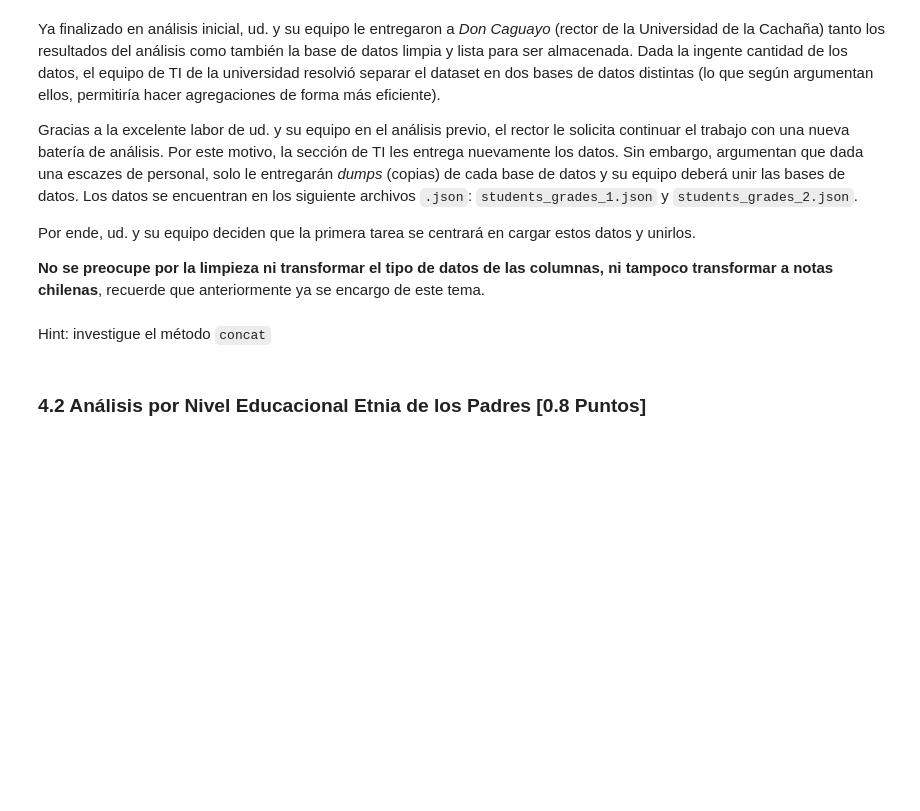
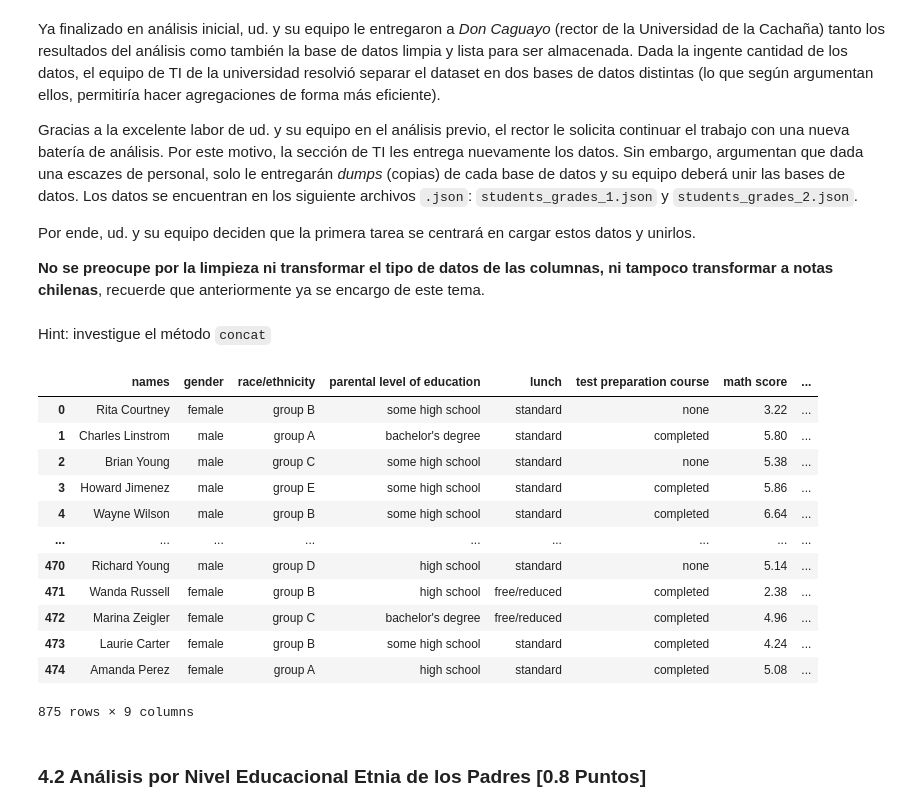
Before and after one commit to sbstnvsqz0/MDS7202, a Jupyter notebook: Laboratorios/Laboratorio_3/Lab3.ipynb, the cells around one changed output. Drawn from its saved outputs; the diff is of its cells as text; code cells hidden in the pictures; blank space fills up the shorter version.

```diff
--- a/Laboratorios/Laboratorio_3/Lab3.ipynb
+++ b/Laboratorios/Laboratorio_3/Lab3.ipynb
@@ -701,3 +801,27 @@ Hint: investigue el método `concat`
+# %%
+# Inserte su respuesta aquí
+
+students_grades_1 = pd.read_json('./students_grades_1.json')
+students_grades_2 = pd.read_json('./students_grades_2.json')
+
+# df_grades
+
+df_concat = pd.concat([students_grades_1, students_grades_2])
+df_concat
+# %% [output]
+|  | names | gender | race/ethnicity | parental level of education | lunch | test preparation course | math score | ... |
+| 0 | Rita Courtney | female | group B | some high school | standard | none | 3.22 | ... |
+| 1 | Charles Linstrom | male | group A | bachelor's degree | standard | completed | 5.80 | ... |
+| 2 | Brian Young | male | group C | some high school | standard | none | 5.38 | ... |
+| 3 | Howard Jimenez | male | group E | some high school | standard | completed | 5.86 | ... |
+| 4 | Wayne Wilson | male | group B | some high school | standard | completed | 6.64 | ... |
+| ... | ... | ... | ... | ... | ... | ... | ... | ... |
+| 470 | Richard Young | male | group D | high school | standard | none | 5.14 | ... |
+| 471 | Wanda Russell | female | group B | high school | free/reduced | completed | 2.38 | ... |
+| 472 | Marina Zeigler | female | group C | bachelor's degree | free/reduced | completed | 4.96 | ... |
+| 473 | Laurie Carter | female | group B | some high school | standard | completed | 4.24 | ... |
+| 474 | Amanda Perez | female | group A | high school | standard | completed | 5.08 | ... |
+875 rows × 9 columns
 # %% [markdown]
 ### 4.2 Análisis por Nivel Educacional Etnia de los Padres [0.8 Puntos]
 # %% [markdown]
```
Also changed, not shown: parts of 27 cells of this notebook.
